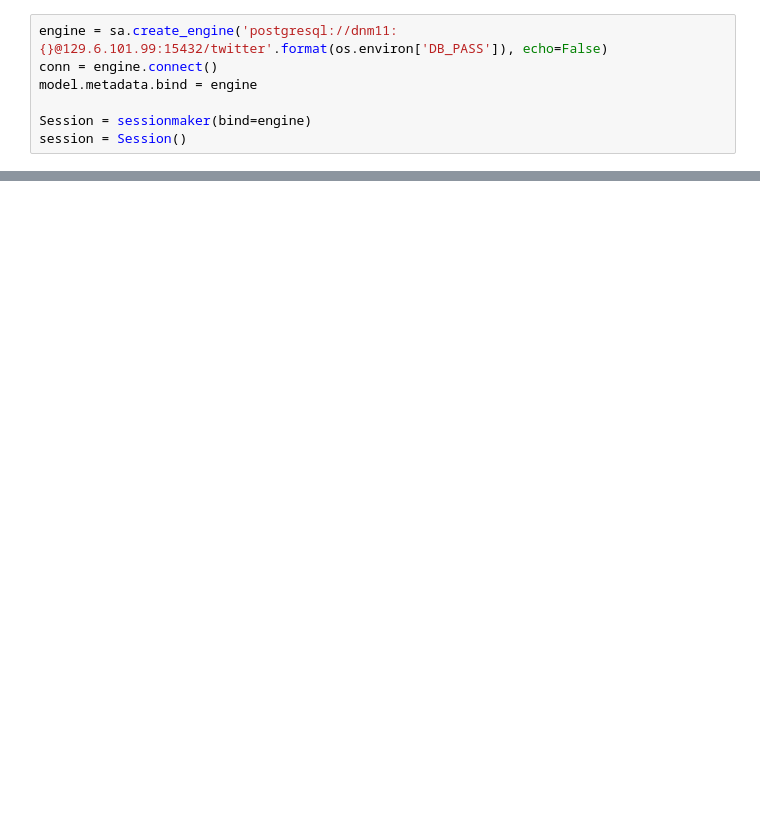
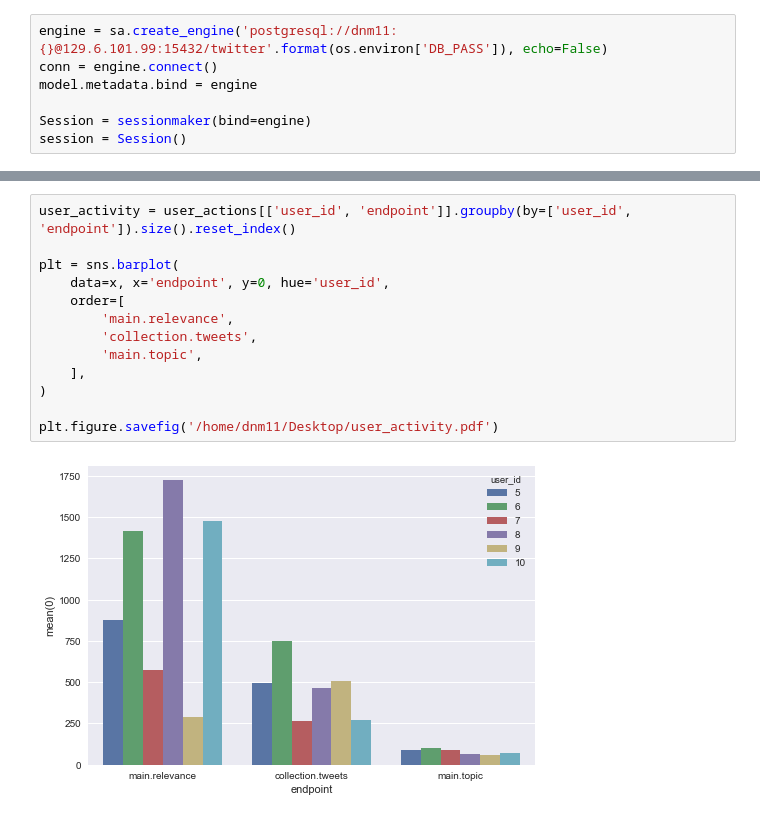
Before and after one commit to dimazest/flock, a Jupyter notebook: user-log.ipynb, the cells around one changed output, grey strips where cells are left out. Drawn from its saved outputs; the diff is of its cells as text; blank space fills up the shorter version.

```diff
--- a/user-log.ipynb
+++ b/user-log.ipynb
@@ -71,0 +113,15 @@ user_actions.head()
+# %%
+user_activity = user_actions[['user_id', 'endpoint']].groupby(by=['user_id', 'endpoint']).size().reset_index()
+
+plt = sns.barplot(
+    data=x, x='endpoint', y=0, hue='user_id',
+    order=[
+        'main.relevance',
+        'collection.tweets',
+        'main.topic',
+    ],
+)
+
+plt.figure.savefig('/home/dnm11/Desktop/user_activity.pdf')
+# %% [output]
+[figure, added]
```
Also changed, not shown: parts of 11 cells of this notebook, 8 other files.
